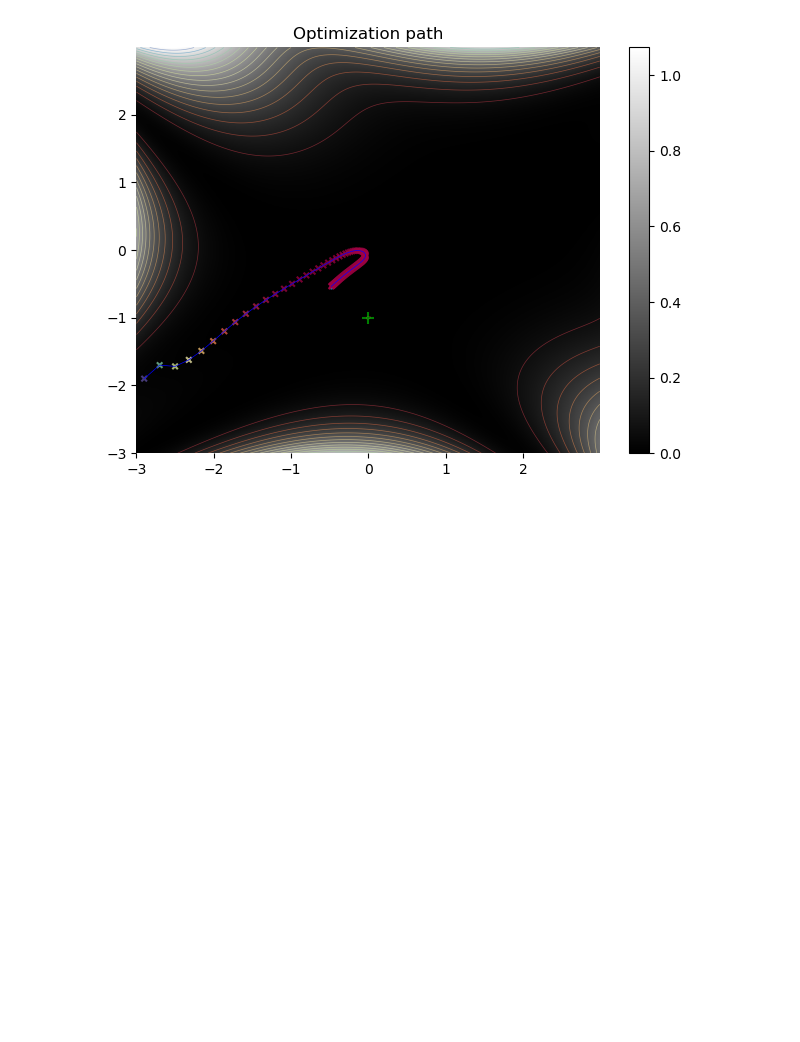
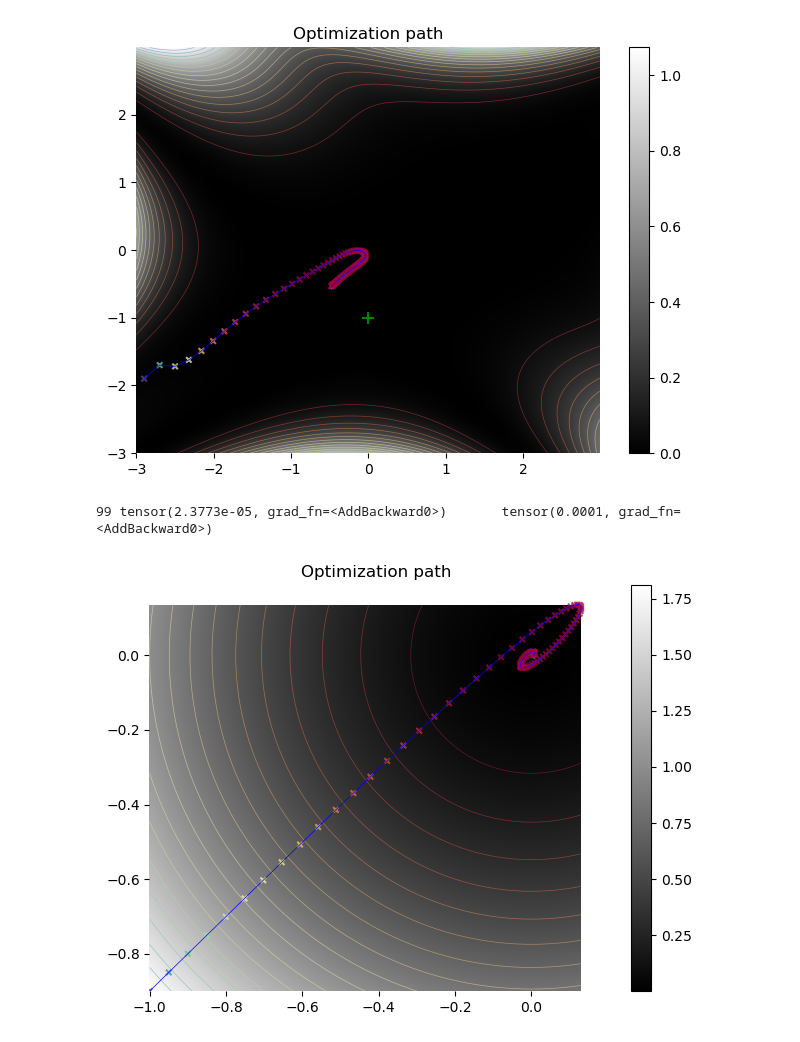
Before and after one commit to inikishev/image-descent, a Jupyter notebook: notebooks/optimizers/Adam.ipynb, the cells around one changed output. Saved outputs shown, nothing was run; the diff lists cells and outputs as text; code cells hidden in the pictures; blank space fills up the shorter version.

```diff
--- a/notebooks/optimizers/Adam.ipynb
+++ b/notebooks/optimizers/Adam.ipynb
@@ -80,3 +80,16 @@ descent.plot_path()
 # %% [output]
 99 tensor(6.8901e-06, grad_fn=<DivBackward0>)
 [figure]
+# %%
+descent = FunctionDescent2D(lambda x,y: x**2 + y**2, (-1, -0.9))
+optimizer = torch.optim.Adam(descent.parameters(), lr=0.05)
+for i in range(100):
+    optimizer.zero_grad()
+    loss = descent()
+    loss.backward()
+    optimizer.step()
+    print(i, loss, end='       \r')
+descent.plot_path()
+# %% [output]
+99 tensor(2.3773e-05, grad_fn=<AddBackward0>)       tensor(0.0001, grad_fn=<AddBackward0>)
+[figure, added]
```
Also changed, not shown: 2 other files.
